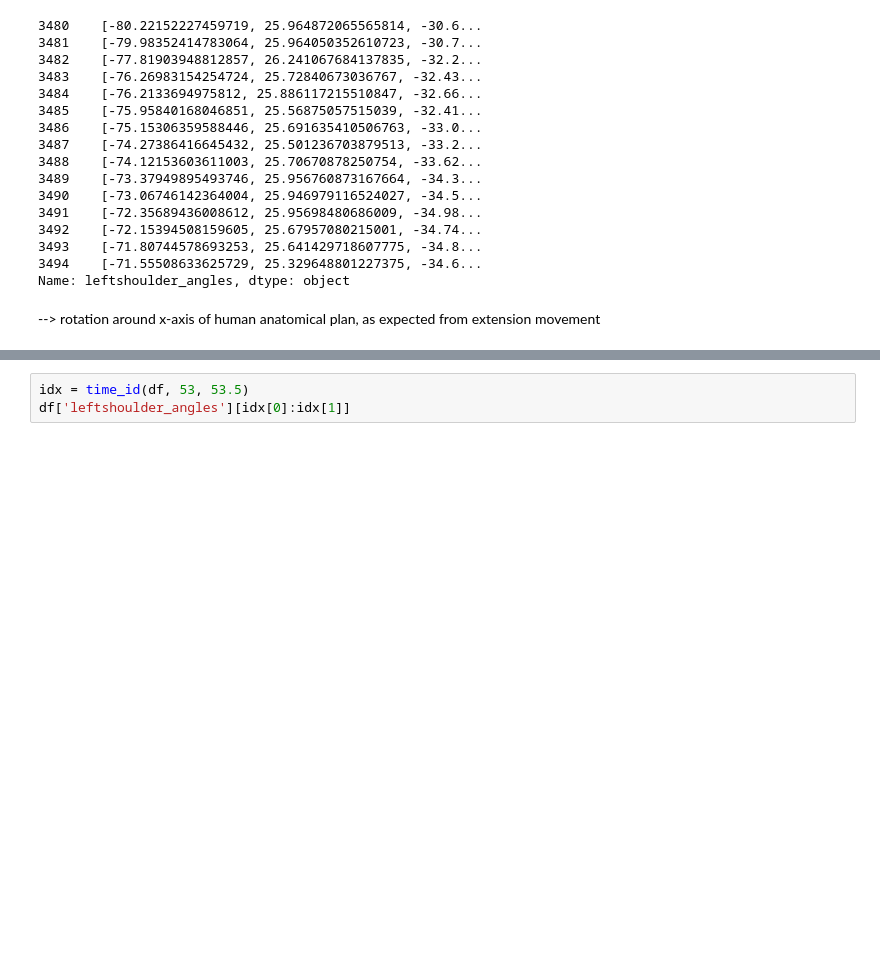
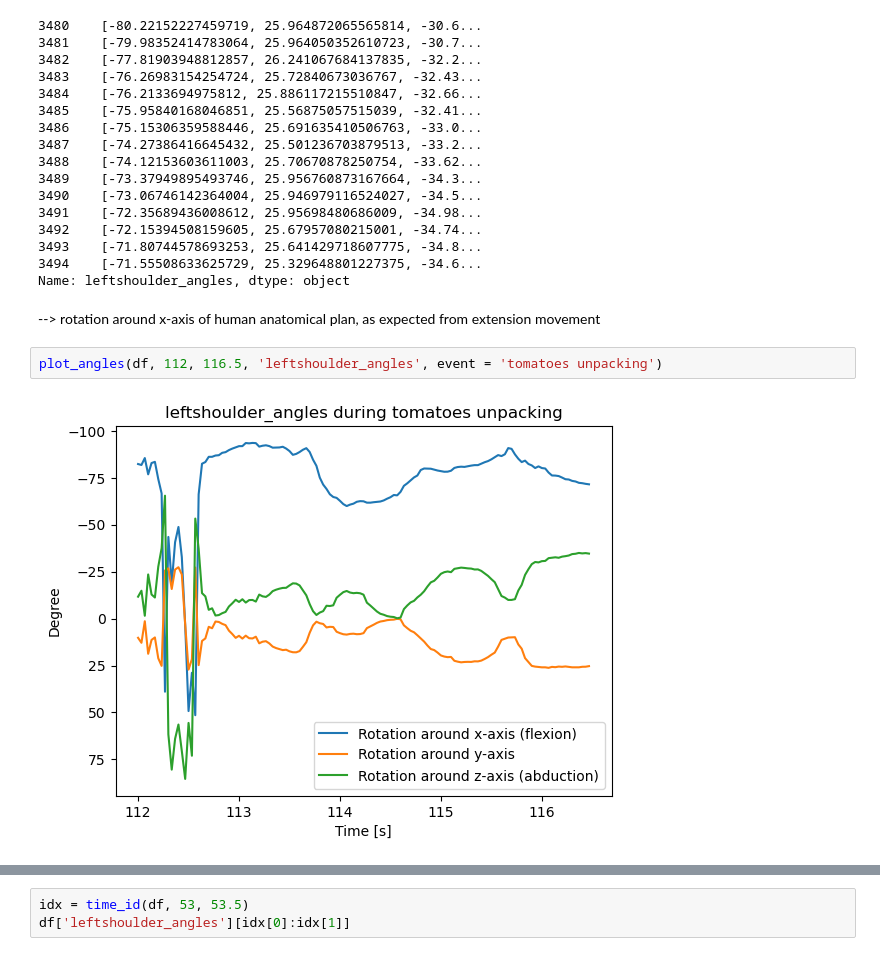
Before and after one commit to FranklinLeong/dexterity_assessment_CL, a Jupyter notebook: src/exploratory.ipynb, the cells around one changed output, grey strips where cells are left out. Saved outputs shown, nothing was run; the diff lists cells and outputs as text; blank space fills up the shorter version.

Commit message:
Add plot functions for joint angles

```diff
--- a/src/exploratory.ipynb
+++ b/src/exploratory.ipynb
@@ -298,6 +300,10 @@ df['leftshoulder_angles'][idx[0]:idx[1]]
 Name: leftshoulder_angles, dtype: object
 # %% [markdown]
 --> rotation around x-axis of human anatomical plan, as expected from extension movement
+# %%
+plot_angles(df, 112, 116.5, 'leftshoulder_angles', event = 'tomatoes unpacking')
+# %% [output]
+[figure, added]
 # %% [markdown]
 #### 2.2 Shoulder ab/adduction
 In coronal plan
```
Also changed, not shown: parts of 3 cells of this notebook, 2 other files.
